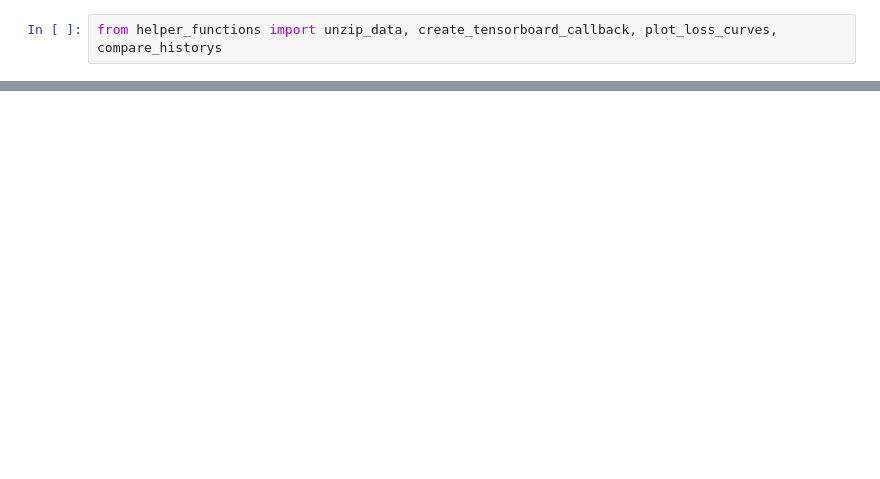
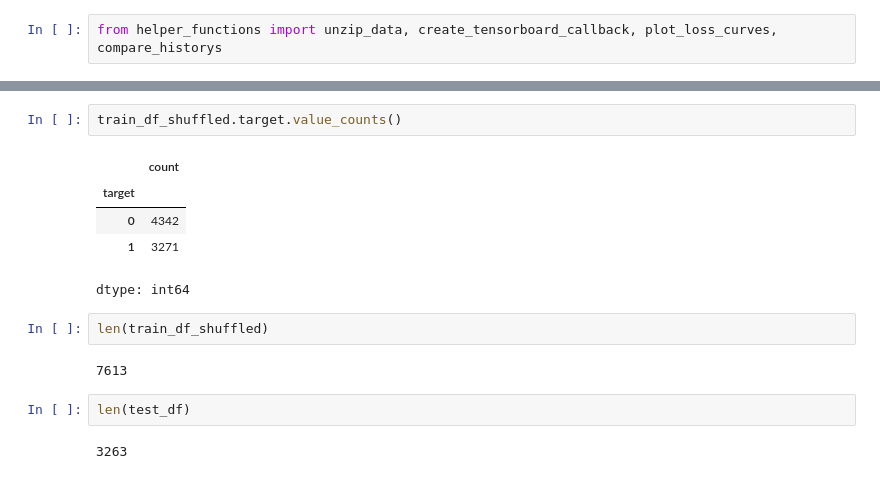
Before and after one commit to Zuhair0000/tensorflow_bootcamp, a Jupyter notebook: 08_intoduction_to_NLP_in_tensorflow.ipynb, the cells around one changed output, grey strips where cells are left out. Cells and saved outputs as stored; diff of their text form; blank space fills up the shorter version.

```diff
--- a/08_intoduction_to_NLP_in_tensorflow.ipynb
+++ b/08_intoduction_to_NLP_in_tensorflow.ipynb
@@ -31,0 +66,16 @@ nlp_getting_started 100%[===================>] 593.11K  --.-KB/s    in 0.003s
+# %%
+train_df_shuffled.target.value_counts()
+# %% [output]
+|  | count |
+| target |  |
+| 0 | 4342 |
+| 1 | 3271 |
+dtype: int64
+# %%
+len(train_df_shuffled)
+# %% [output]
+7613
+# %%
+len(test_df)
+# %% [output]
+3263
```
Also changed, not shown: parts of 11 cells of this notebook.
